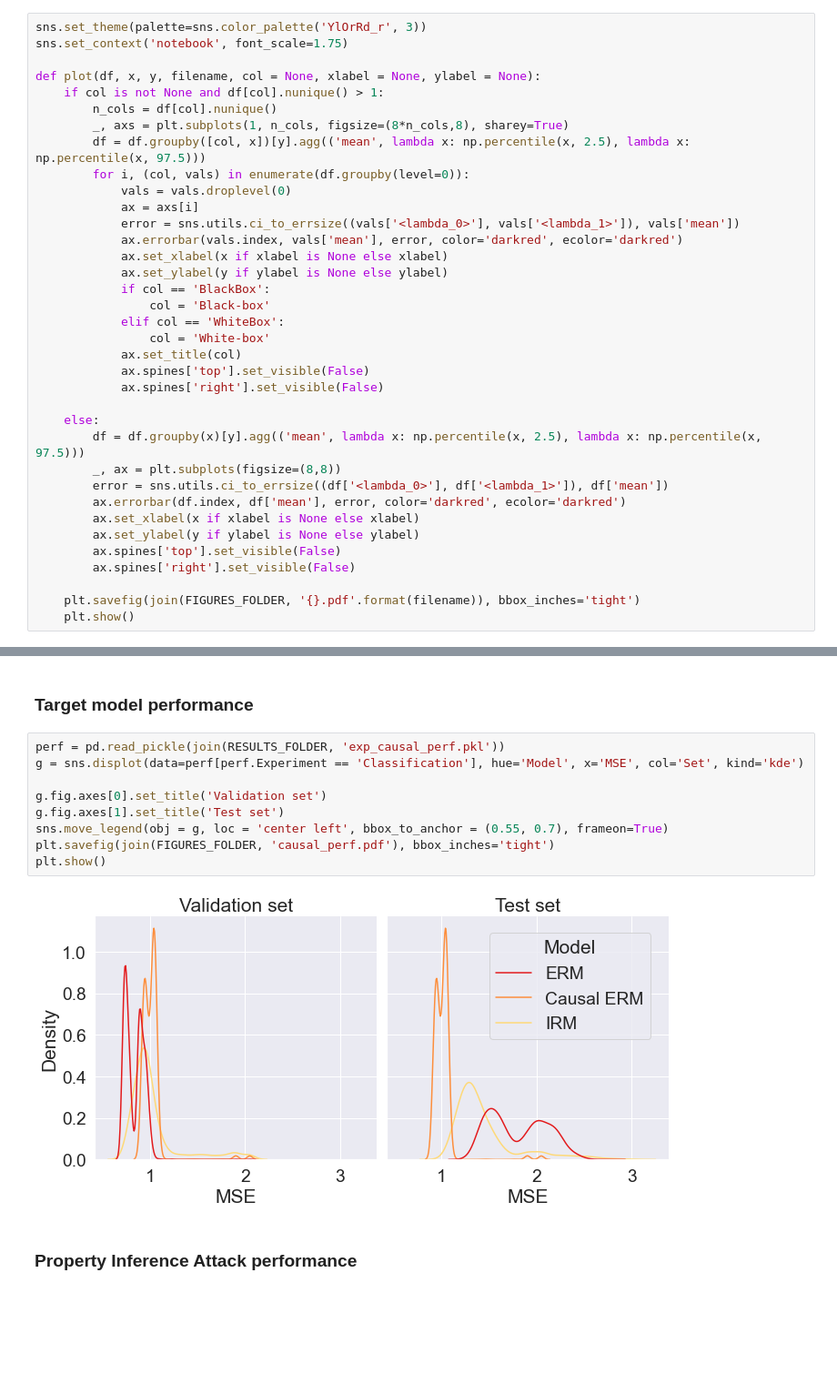
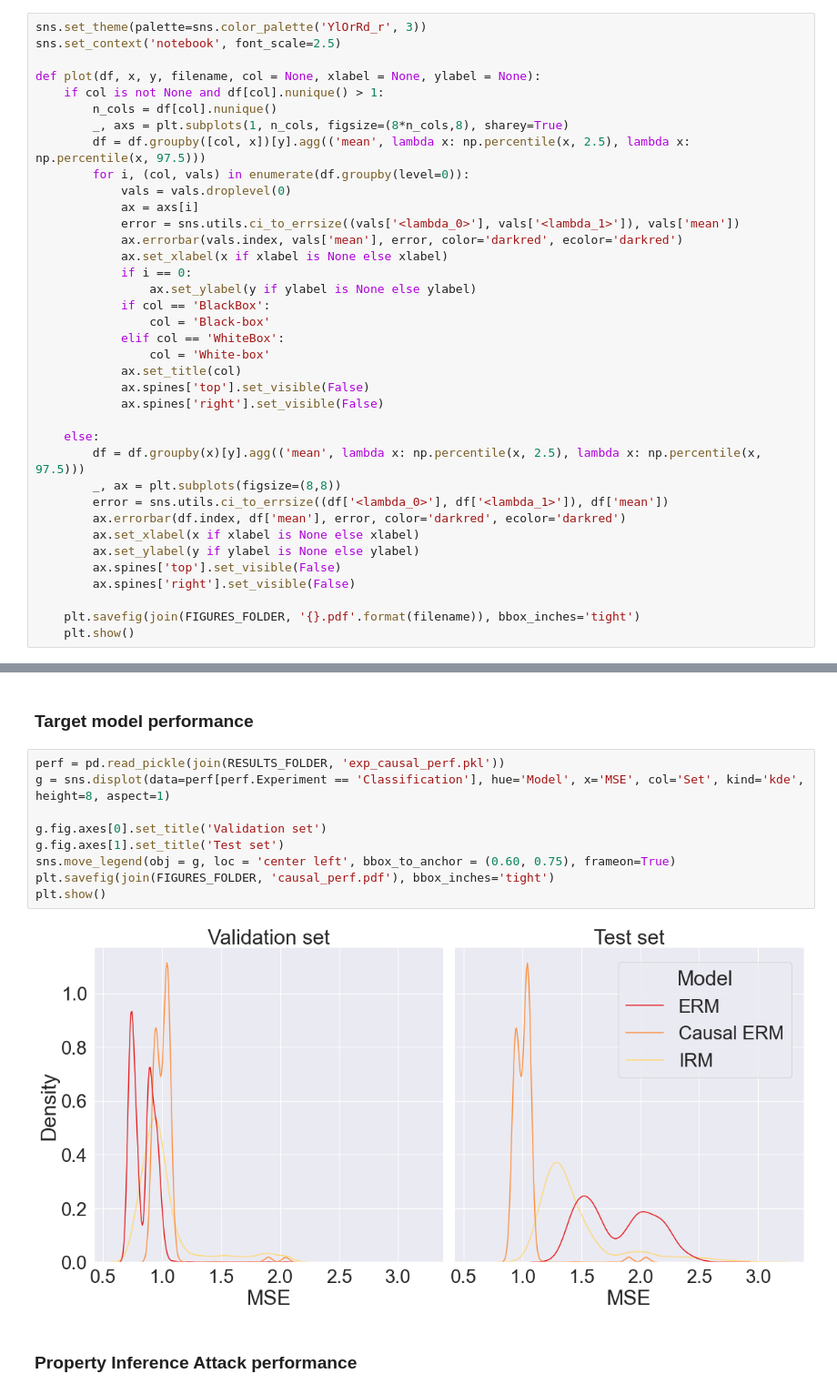
Before and after one commit to epfl-dlab/distribution-inference-risks, a Jupyter notebook: Experiments.ipynb, the cells around one changed output, grey strips where cells are left out. Shown: that part at 91% size. Cells and saved outputs as stored; diff of their text form; blank space fills up the shorter version.

```diff
--- a/Experiments.ipynb
+++ b/Experiments.ipynb
@@ -25,7 +25,7 @@ if not exists(FIGURES_FOLDER):
     mkdir(FIGURES_FOLDER)
 # %%
 sns.set_theme(palette=sns.color_palette('YlOrRd_r', 3))
-sns.set_context('notebook', font_scale=1.75)
+sns.set_context('notebook', font_scale=2.5)
 
 def plot(df, x, y, filename, col = None, xlabel = None, ylabel = None):
     if col is not None and df[col].nunique() > 1:
@@ -38,7 +38,8 @@ def plot(df, x, y, filename, col = None, xlabel = None, ylabel = None):
             error = sns.utils.ci_to_errsize((vals['<lambda_0>'], vals['<lambda_1>']), vals['mean'])
             ax.errorbar(vals.index, vals['mean'], error, color='darkred', ecolor='darkred')
             ax.set_xlabel(x if xlabel is None else xlabel)
-            ax.set_ylabel(y if ylabel is None else ylabel)
+            if i == 0:
+                ax.set_ylabel(y if ylabel is None else ylabel)
             if col == 'BlackBox':
                 col = 'Black-box'
             elif col == 'WhiteBox':
@@ -274,15 +275,15 @@ if not exists(join(RESULTS_FOLDER, 'exp_causal_res.pkl')) or FORCE_RUN:
 ### Target model performance
 # %%
 perf = pd.read_pickle(join(RESULTS_FOLDER, 'exp_causal_perf.pkl'))
-g = sns.displot(data=perf[perf.Experiment == 'Classification'], hue='Model', x='MSE', col='Set', kind='kde')
+g = sns.displot(data=perf[perf.Experiment == 'Classification'], hue='Model', x='MSE', col='Set', kind='kde', height=8, aspect=1)
 
 g.fig.axes[0].set_title('Validation set')
 g.fig.axes[1].set_title('Test set')
-sns.move_legend(obj = g, loc = 'center left', bbox_to_anchor = (0.55, 0.7), frameon=True)
+sns.move_legend(obj = g, loc = 'center left', bbox_to_anchor = (0.60, 0.75), frameon=True)
 plt.savefig(join(FIGURES_FOLDER, 'causal_perf.pdf'), bbox_inches='tight')
 plt.show()
 # %% [output]
-[figure, old version]
+[figure, new version]
 # %% [markdown]
 ### Property Inference Attack performance
 # %%
```
Also changed, not shown: parts of 11 cells of this notebook, 12 other files.
